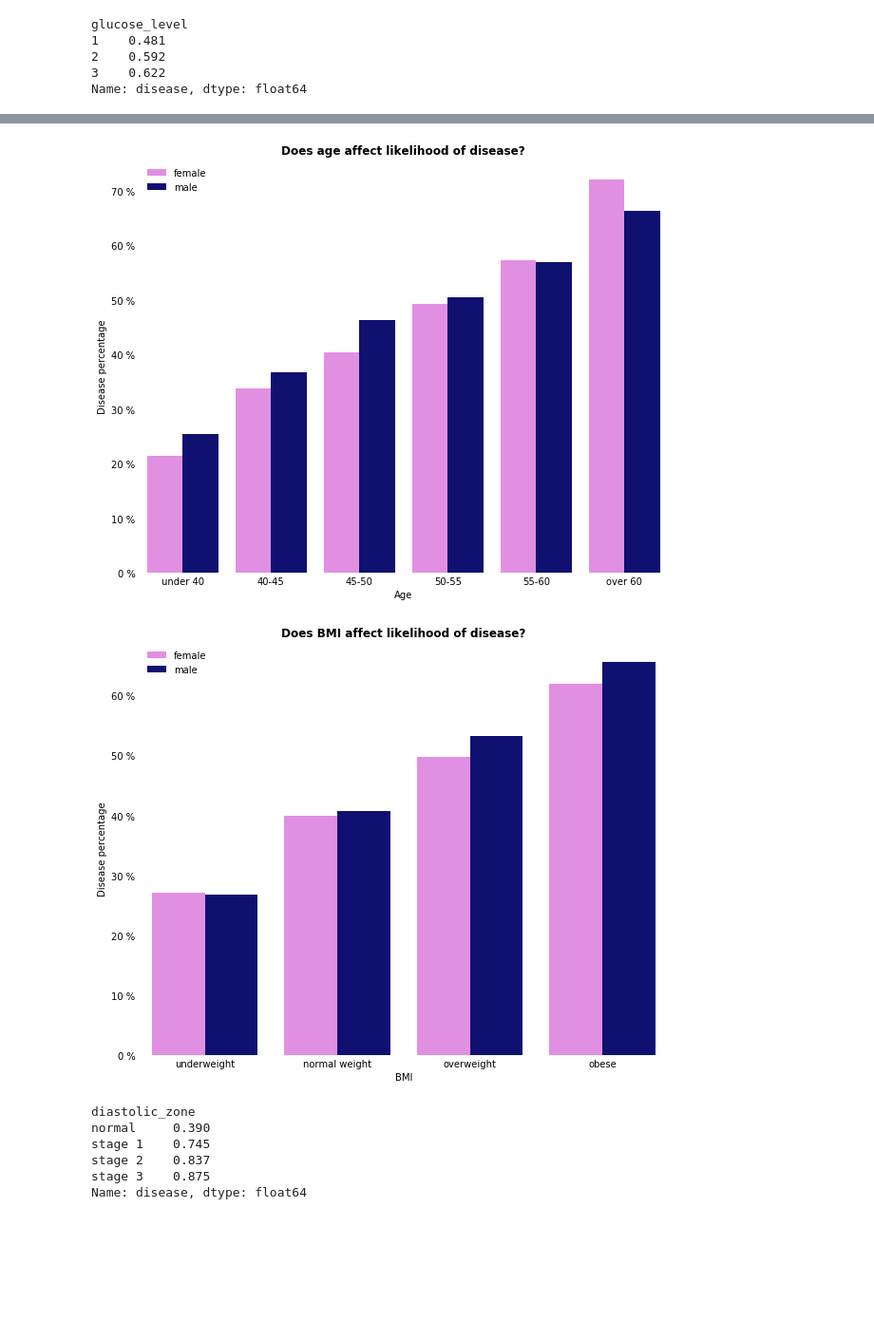
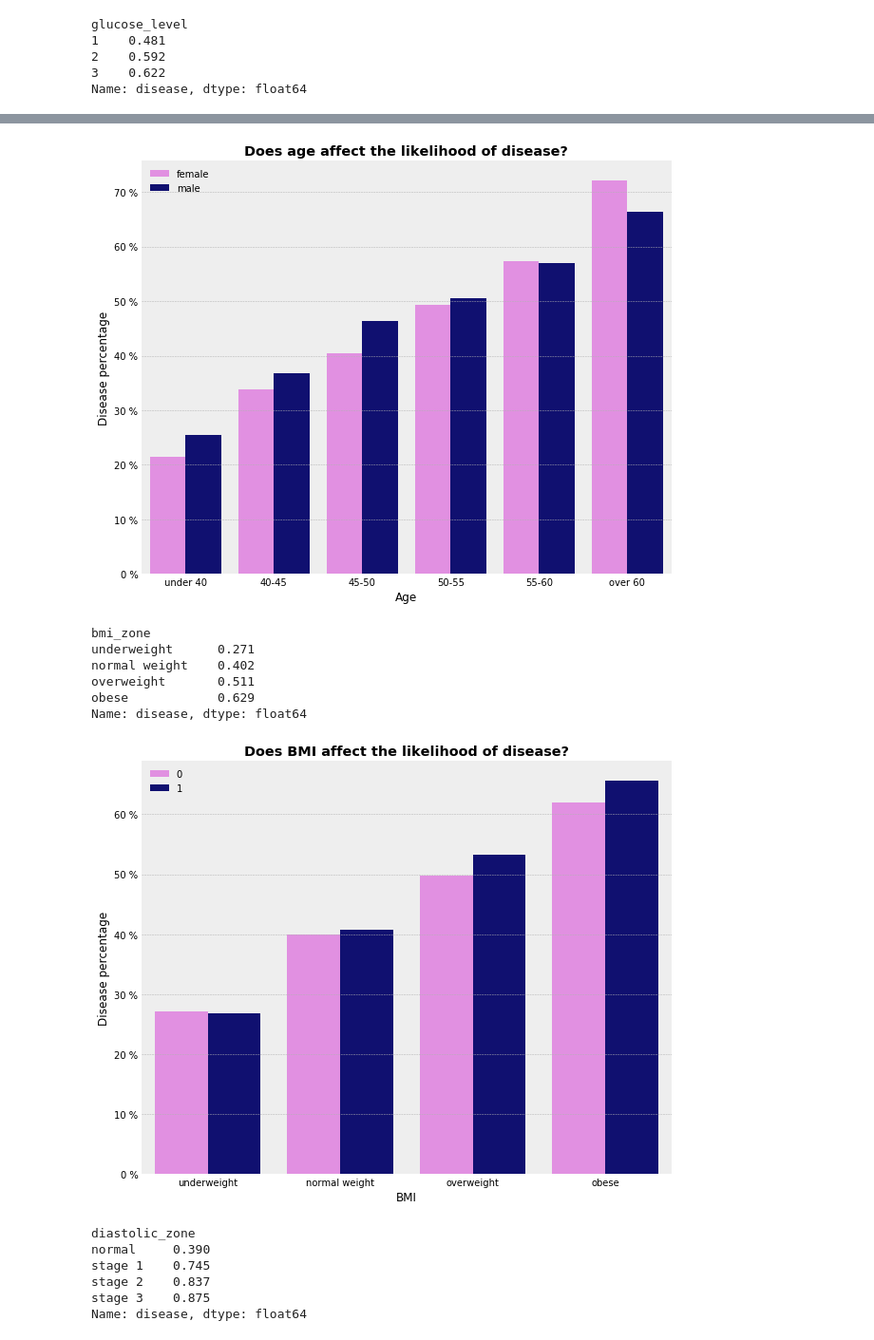
Before and after one commit to jackbustertann/cardiovascular_disease_detection, a Jupyter notebook: index.ipynb, the cells around one changed output, grey strips where cells are left out. Shown at 95% size. Cells and saved outputs as stored; diff of their text form; code cells hidden in the pictures; blank space fills up the shorter version.

```diff
--- a/index.ipynb
+++ b/index.ipynb
@@ -116,19 +135,19 @@ Name: disease, dtype: float64
 # %%
-min_age, max_age = cardio_data['age'].min(), cardio_data['age'].max()
-cardio_data['age_category'] = pd.cut(cardio_data['age'], bins = [min_age,40,45,50,55,60,max_age], labels = ['under 40', '40-45', '45-50', '50-55', '55-60', 'over 60'])
-cardio_data['gender'] = cardio_data['gender'].map(lambda x: 'male' if x == 1 else 'female')
-gender_age_grouped = pd.DataFrame(cardio_data.groupby(['gender', 'age_category'])['disease'].mean().round(3)).reset_index()
+cardio_data['gender_name'] = cardio_data['gender'].map(lambda x: 'male' if x == 1 else 'female')
+gender_age_grouped = pd.DataFrame(cardio_data.groupby(['gender_name', 'age_category'])['disease'].mean().round(3)).reset_index()
+
+plt.style.use('bmh')
 
 fig = plt.figure(figsize = (10,8))
 ax = fig.add_subplot(111)
-sns.catplot(x = 'age_category', y='disease', hue = 'gender', data = gender_age_grouped, kind = 'bar', palette = ['violet', 'navy'], ax = ax)
+sns.catplot(x = 'age_category', y='disease', hue = 'gender_name', data = gender_age_grouped, kind = 'bar', palette = ['violet', 'navy'], ax = ax)
 ax.tick_params(axis= 'both', which= 'both',length = 0)
 ax.set_yticklabels(['{} %'.format(x) for x in range(0,80,10)])
 ax.spines['top'].set_visible(False)
 ax.spines['bottom'].set_visible(False)
 ax.spines['right'].set_visible(False)
 ax.spines['left'].set_visible(False)
-ax.set_title('Does age affect likelihood of disease?', fontweight = 'bold')
+ax.set_title('Does age affect the likelihood of disease?', fontweight = 'bold')
 ax.set_xlabel('Age')
 ax.set_ylabel('Disease percentage')
 handles, labels = ax.get_legend_handles_labels()
@@ -136,30 +155,39 @@ ax.legend(handles=handles[2:], labels=labels[2:])
 ax.legend(frameon=False)
 plt.close(2);
 # %% [output]
-[figure, old version]
+[figure, new version]
+# %%
+min_bmi, max_bmi = cardio_data['bmi'].min(), cardio_data['bmi'].max()
+cardio_data['bmi_zone'] = pd.cut(cardio_data['bmi'], bins = [min_bmi,17.5,25,30,max_bmi], labels = ['underweight', 'normal weight', 'overweight', 'obese'])
+cardio_data.groupby('bmi_zone')['disease'].mean().round(3)
+# %% [output]
+bmi_zone
+underweight      0.271
+normal weight    0.402
+overweight       0.511
+obese            0.629
+Name: disease, dtype: float64
 # %%
-min_bmi, max_bmi = cardio_data['bmi'].min(), cardio_data['bmi'].max()
-cardio_data['bmi_zone'] = pd.cut(cardio_data['bmi'], bins = [min_bmi,17.5,25,30,max_bmi], labels = ['underweight', 'normal weight', 'overweight', 'obese'])
 gender_bmi_grouped = pd.DataFrame(cardio_data.groupby(['gender', 'bmi_zone'])['disease'].mean().round(3)).reset_index()
 
 fig = plt.figure(figsize = (10,8))
 ax = fig.add_subplot(111)
 sns.catplot(x = 'bmi_zone', y='disease', hue = 'gender', data = gender_bmi_grouped, kind = 'bar', palette = ['violet', 'navy'], ax = ax)
 ax.tick_params(axis= 'both', which= 'both',length = 0)
 ax.set_yticklabels(['{} %'.format(x) for x in range(0,80,10)])
 ax.spines['top'].set_visible(False)
 ax.spines['bottom'].set_visible(False)
 ax.spines['right'].set_visible(False)
 ax.spines['left'].set_visible(False)
-ax.set_title('Does BMI affect likelihood of disease?', fontweight = 'bold')
+ax.set_title('Does BMI affect the likelihood of disease?', fontweight = 'bold')
 ax.set_xlabel('BMI')
 ax.set_ylabel('Disease percentage')
 handles, labels = ax.get_legend_handles_labels()
 ax.legend(handles=handles[2:], labels=labels[2:])
 ax.legend(frameon=False)
 plt.close(2);
 # %% [output]
-[figure, old version]
+[figure, new version]
 # %%
 min_diastolic_bp, max_diastolic_bp = cardio_data['blood_pressure_min'].min(), cardio_data['blood_pressure_min'].max()
 cardio_data['diastolic_zone'] = pd.cut(cardio_data['blood_pressure_min'], bins = [min_diastolic_bp,80,90,120,max_diastolic_bp], labels = ['normal', 'stage 1', 'stage 2', 'stage 3'])
```
Also changed, not shown: parts of 17 cells of this notebook.
